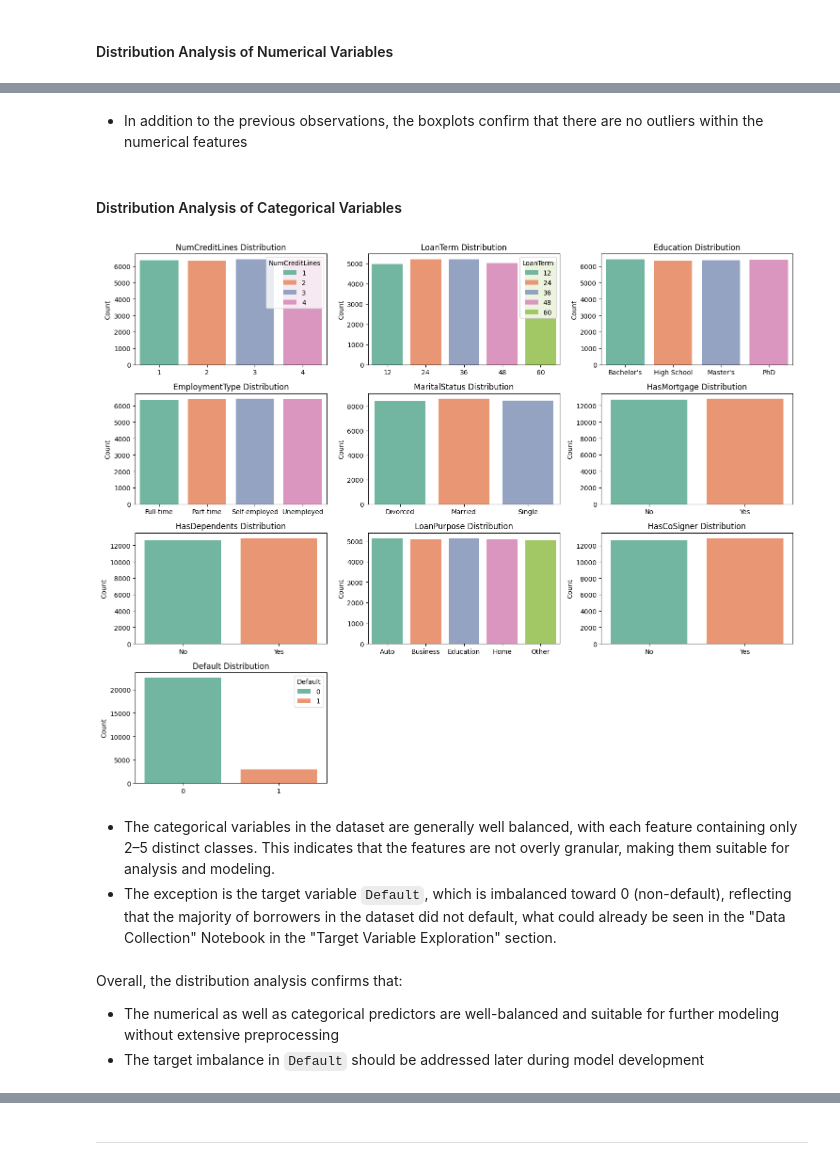
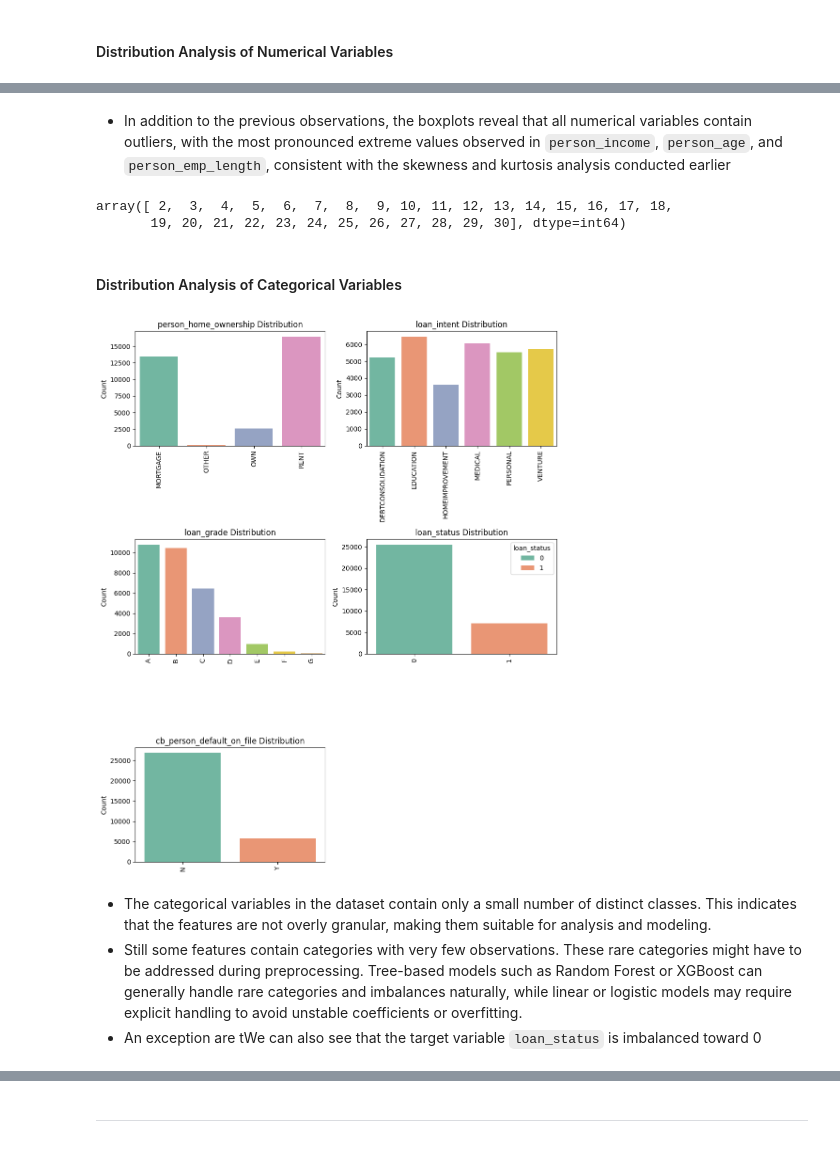
Before and after one commit to kathrinmzl/LoanGuard, a Jupyter notebook: jupyter_notebooks/02_DataExploration.ipynb, the cells around one changed output, grey strips where cells are left out. Drawn from its saved outputs; the diff is of its cells as text; code cells hidden in the pictures.

Commit message:
chore: change dataset and adapt data exploration notebook

```diff
--- a/jupyter_notebooks/02_DataExploration.ipynb
+++ b/jupyter_notebooks/02_DataExploration.ipynb
@@ -50,7 +48,6 @@ As the variable `LoanID` is a unique identifier for each record, it does not con
 # %%
 import pandas as pd
-df = (pd.read_csv("outputs/datasets/collection/LoanDefaultData.csv")
-    .drop(['LoanID'], axis=1)
-    )
+df = pd.read_csv("outputs/datasets/collection/LoanDefaultData.csv")
+
 df.head(3)
 # %% [output]
@@ -61,5 +58,7 @@ df.head(3)
 # %% [markdown]
 # Data Exploration
+# %%
+target_var = "loan_status"
 # %% [markdown]
 ## Univariate Analysis
 # %% [markdown]
@@ -72,8 +71,8 @@ df_cat = df.copy()
 for col in df_cat.select_dtypes(include='object').columns:
     df_cat[col] = df_cat[col].astype('category')
 
-# Also transform tagret variable to categorical
-df_cat["Default"] = df_cat["Default"].astype('category')
+# Also transform target variable to categorical
+df_cat[target_var] = df_cat[target_var].astype('category')
 
 pandas_report = ProfileReport(df=df_cat, minimal=True)
 pandas_report.to_notebook_iframe() # needs: pip --upgrade setuptools and pip install notebook ipython==8.24.0  ipykernel ipywidgets
@@ -85,5 +80,0 @@ pandas_report.to_notebook_iframe() # needs: pip --upgrade setuptools and pip ins
-# %%
-for col in ["NumCreditLines", "LoanTerm"]:
-    df_cat[col] = df_cat[col].astype('category')
-
-df_cat.dtypes
@@ -171,35 +139,38 @@ plt.show()
-# %% [markdown]
-* In addition to the previous observations, the boxplots confirm that there are no outliers within the numerical features
+# %% [markdown]
+* In addition to the previous observations, the boxplots reveal that all numerical variables contain outliers, with the most pronounced extreme values observed in `person_income`, `person_age`, and `person_emp_length`, consistent with the skewness and kurtosis analysis conducted earlier
+# %%
+import numpy as np
+np.sort(df["cb_person_cred_hist_length"].unique())
+# %% [output]
+array([ 2,  3,  4,  5,  6,  7,  8,  9, 10, 11, 12, 13, 14, 15, 16, 17, 18,
+       19, 20, 21, 22, 23, 24, 25, 26, 27, 28, 29, 30], dtype=int64)
 # %% [markdown]
 #### Distribution Analysis of Categorical Variables
 # %%
-# Select categorical columns
 cat_cols = df_cat.select_dtypes(include='category').columns.tolist()
 
 # Grid layout for plots
-n_cols = 3
+n_cols = 2
 n_rows = (len(cat_cols) + n_cols - 1) // n_cols
-fig, axes = plt.subplots(n_rows, n_cols, figsize=(n_cols*5, n_rows*3))
+fig, axes = plt.subplots(n_rows, n_cols, figsize=(n_cols*5, n_rows*4))
 axes = axes.flatten()
 
 for i, col in enumerate(cat_cols):
     sns.countplot(x=col, data=df_cat, ax=axes[i], hue=col, palette='Set2')
     axes[i].set_title(f"{col} Distribution")
     axes[i].set_xlabel('')
     axes[i].set_ylabel('Count')
+    axes[i].tick_params(axis='x', rotation=90)
 
 # Remove empty subplots
 for j in range(i+1, len(axes)):
     fig.delaxes(axes[j])
 
 plt.tight_layout()
 plt.show()
 # %% [output]
-[figure, old version]
+[figure, new version]
-# %% [markdown]
-* The categorical variables in the dataset are generally well balanced, with each feature containing only 2–5 distinct classes. This indicates that the features are not overly granular, making them suitable for analysis and modeling.
-* The exception is the target variable `Default`, which is imbalanced toward 0 (non-default), reflecting that the majority of borrowers in the dataset did not default, what could already be seen in the "Data Collection" Notebook in the "Target Variable Exploration" section.
-# %% [markdown]
-Overall, the distribution analysis confirms that:
-* The numerical as well as categorical predictors are well-balanced and suitable for further modeling without extensive preprocessing
-* The target imbalance in `Default` should be addressed later during model development
+# %% [markdown]
+* The categorical variables in the dataset contain only a small number of distinct classes. This indicates that the features are not overly granular, making them suitable for analysis and modeling.
+* Still some features contain categories with very few observations. These rare categories might have to be addressed during preprocessing. Tree-based models such as Random Forest or XGBoost can generally handle rare categories and imbalances naturally, while linear or logistic models may require explicit handling to avoid unstable coefficients or overfitting.
+* An exception are tWe can also see that the target variable `loan_status` is imbalanced toward 0
```
Also changed, not shown: parts of 24 cells of this notebook.
